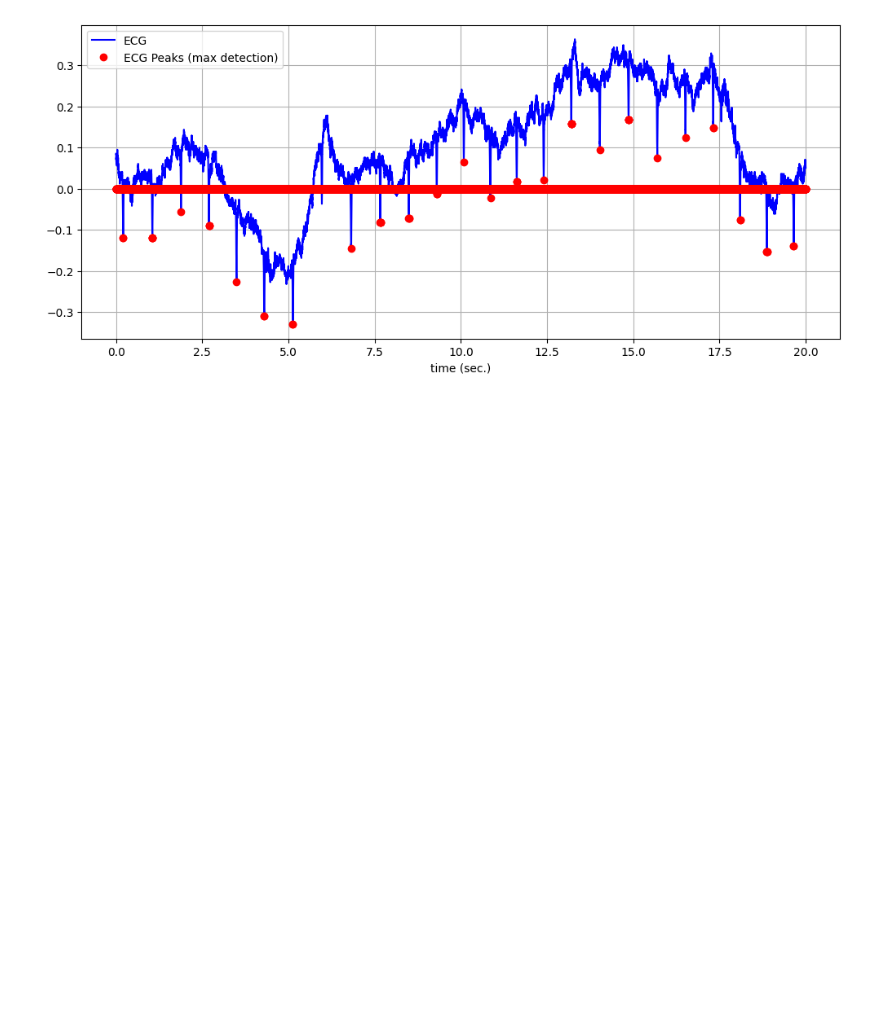
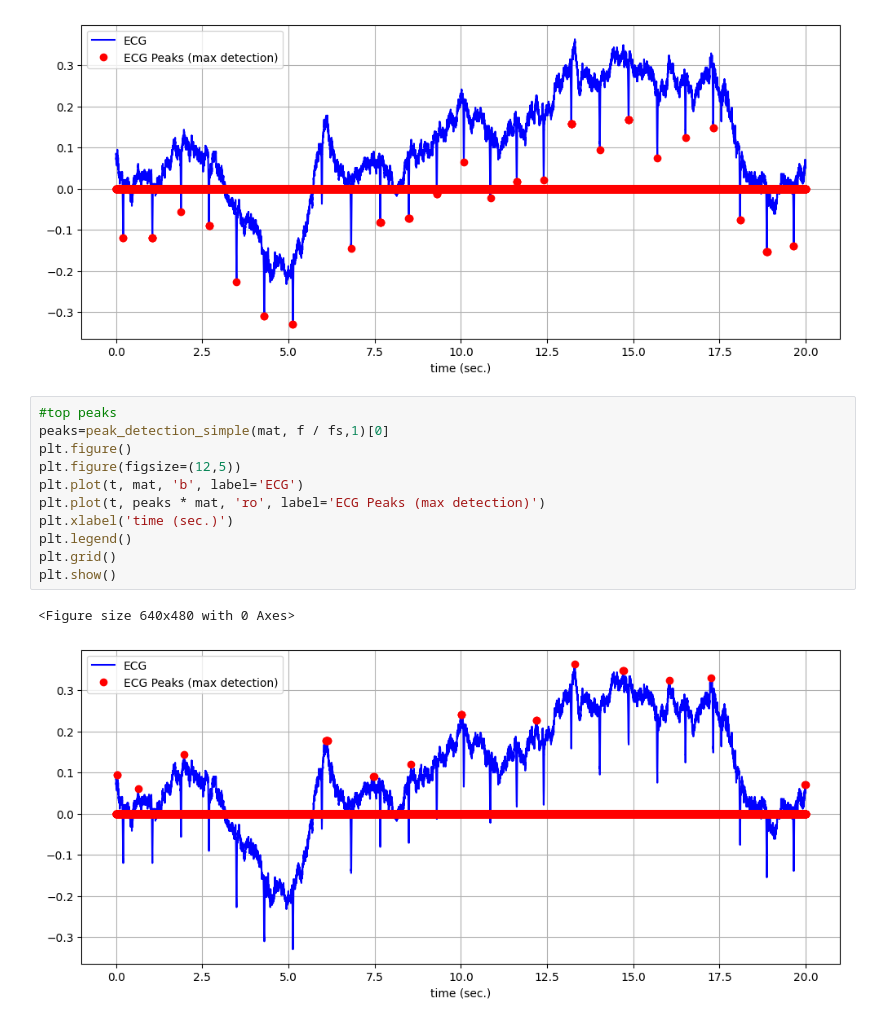
Before and after one commit to alphanumericslab/OSET, a Jupyter notebook: python/tools/ecg/test_peak_detection_simple.ipynb, the cells around one changed output. Saved outputs shown, nothing was run; the diff lists cells and outputs as text; blank space fills up the shorter version.

Commit message:
Added top peaks

```diff
--- a/python/tools/ecg/test_peak_detection_simple.ipynb
+++ b/python/tools/ecg/test_peak_detection_simple.ipynb
@@ -21,3 +21,17 @@ plt.show()
 # %% [output]
 <Figure size 640x480 with 0 Axes>
 [figure]
+# %%
+#top peaks
+peaks=peak_detection_simple(mat, f / fs,1)[0]
+plt.figure()
+plt.figure(figsize=(12,5))
+plt.plot(t, mat, 'b', label='ECG')
+plt.plot(t, peaks * mat, 'ro', label='ECG Peaks (max detection)')
+plt.xlabel('time (sec.)')
+plt.legend()
+plt.grid()
+plt.show()
+# %% [output]
+<Figure size 640x480 with 0 Axes>
+[figure, added]
```
